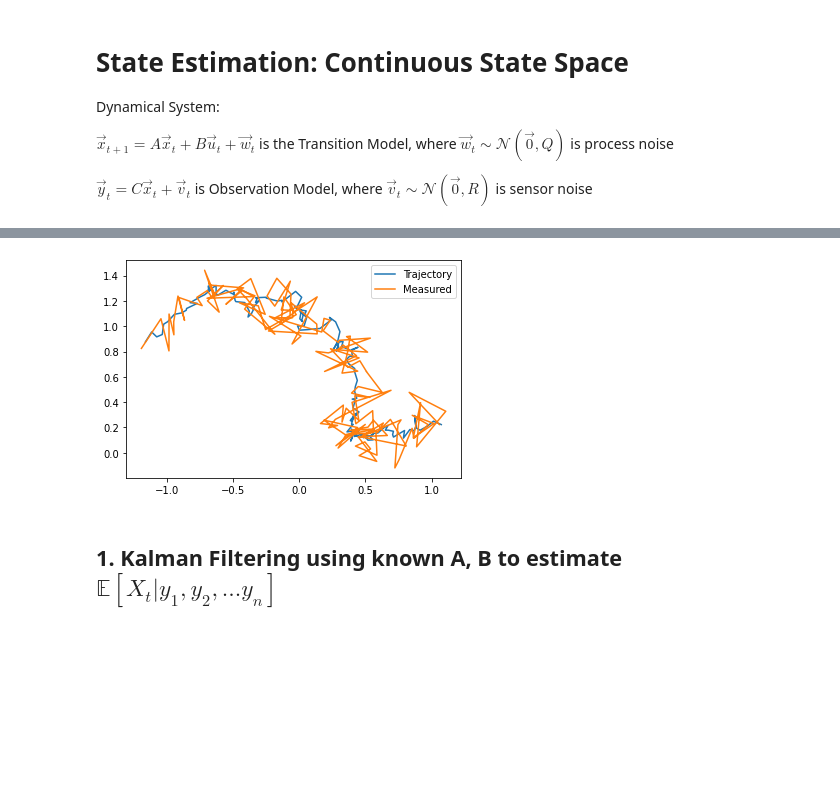
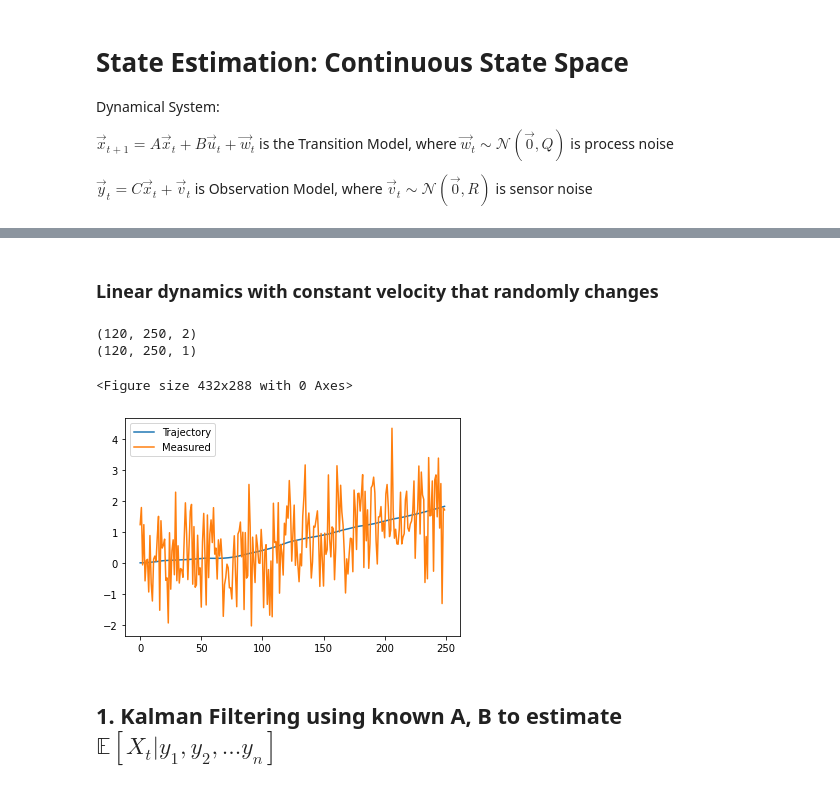
Before and after one commit to ssanghavi404/transformers-dynamical-systems, a Jupyter notebook: Baselines_tests.ipynb, the cells around one changed output, grey strips where cells are left out. Cells and saved outputs as stored; diff of their text form; code cells hidden in the pictures; blank space fills up the shorter version.

Commit message:
some stuff for new trajectories

```diff
--- a/Baselines_tests.ipynb
+++ b/Baselines_tests.ipynb
@@ -5,18 +5,17 @@ from kalman_filter import *
 import numpy as np
 import torch
 torch.set_default_tensor_type(torch.DoubleTensor)
+rng = np.random.default_rng()
 
 import matplotlib.pyplot as plt
+from trajectories import *
 
-rng = np.random.default_rng()
-
-T =  150 # 250 # how long to simulate the trajectory
+T = 250 # how long to simulate the trajectory # 100
 CUT = 5 # cutoff the first 5 elements of the trajectory
 state_dim = 2 # Dimension of the state-space
 input_dim = 1 # Dimension of inputs
 obs_dim = 2
-num_traj_train = 200 # 100 # number of trajectories to simulate
-num_traj_test = 20 # number of trajectories to simulate
+num_traj_train = 100; num_traj_test = 20
 num_traj = num_traj_train + num_traj_test
 # %% [markdown]
 # State Estimation: Continuous State Space
@@ -59,14 +41,36 @@ for traj_index in range(num_traj):
 ind_to_vis = 119
 
 plt.figure()
-#fig, ax = plt.subplots()
-linetraj = plt.plot(traj[ind_to_vis, CUT:, 0], traj[ind_to_vis, CUT:, 1], label='Trajectory')
-linemeas = plt.plot(meas[ind_to_vis, CUT:, 0], meas[ind_to_vis, CUT:, 1], label='Measured')
-
+fig, ax = plt.subplots()
+linetraj = ax.plot(traj[ind_to_vis, CUT:, 0], traj[ind_to_vis, CUT:, 1], label='Trajectory')
+linemeas = ax.plot(meas[ind_to_vis, CUT:, 0], meas[ind_to_vis, CUT:, 1], label='Measured')
 plt.legend()
 plt.show()
-# %% [output]
-[figure, removed]
+# %% [markdown]
+### Linear dynamics with constant velocity that randomly changes
+# %%
+state_dim=2; input_dim=1; obs_dim=1
+A, B, C, Q, R, x0 = motion_traj_params()
+u_seq = np.zeros(shape=(num_traj, T, input_dim))
+traj, meas = generate_traj(num_traj, T, A, B, C, Q, R, x0, u_seq)
+# %%
+print(traj.shape)
+print(meas.shape)
+# %% [output]
+(120, 250, 2)
+(120, 250, 1)
+# %%
+ind_to_vis = 30
+
+plt.figure()
+fig, ax = plt.subplots()
+linetraj = ax.plot(range(T), traj[ind_to_vis, :, 0], label='Trajectory')
+linemeas = ax.plot(range(T), meas[ind_to_vis, :, 0], label='Measured')
+plt.legend()
+plt.show()
+# %% [output]
+<Figure size 432x288 with 0 Axes>
+[figure, added]
 # %% [markdown]
 ## 1. Kalman Filtering using known A, B to estimate $\mathbb{E}[X_t | y_1, y_2, ... y_n]$
 # %% [markdown]
```
Also changed, not shown: parts of 40 cells of this notebook, 2 other files.
